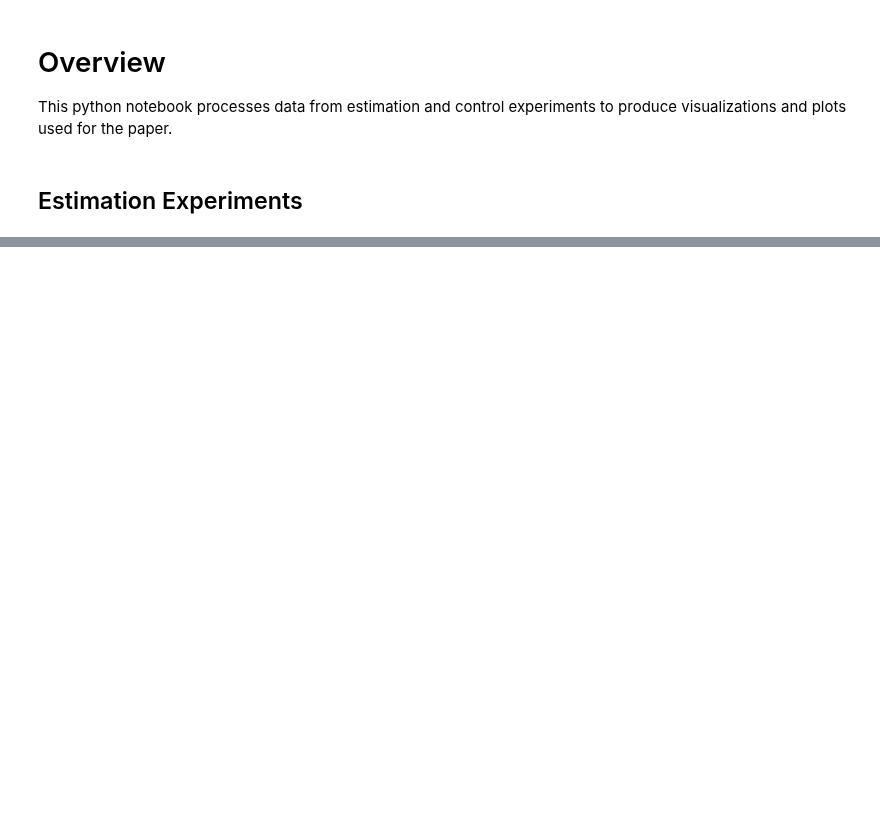
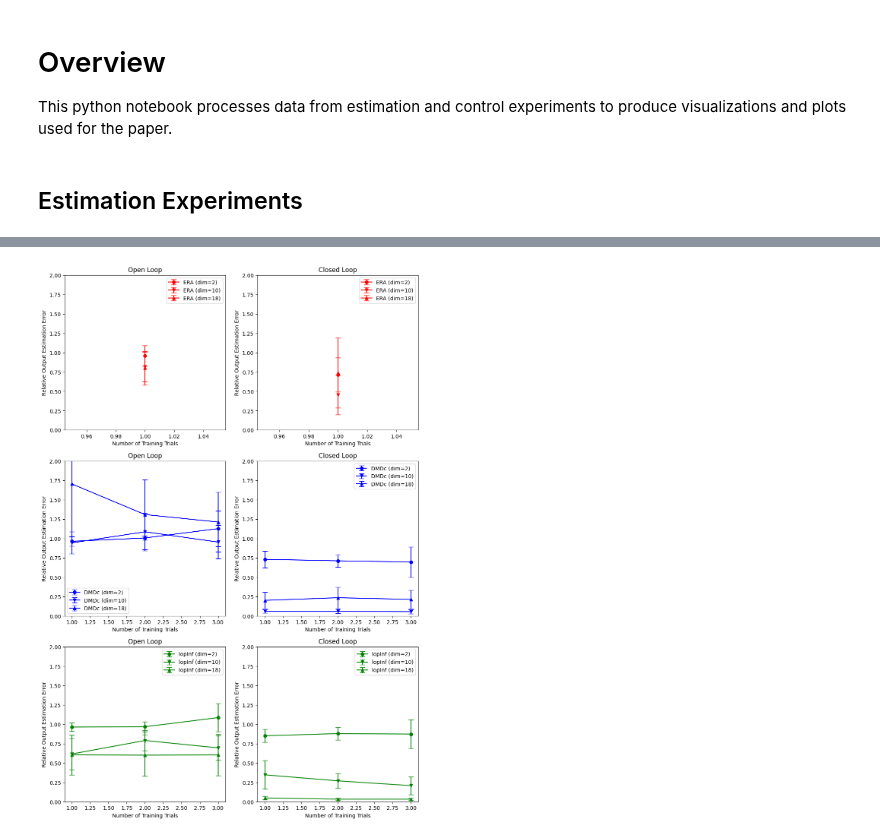
Before and after one commit to iman-adibnazari/anguilliformOptimalControl, a Jupyter notebook: src/notebooks/visualizations/generatePaperFigures.ipynb, the cells around one changed output, grey strips where cells are left out. Cells and saved outputs as stored; diff of their text form; code cells hidden in the pictures; blank space fills up the shorter version.

```diff
--- a/src/notebooks/visualizations/generatePaperFigures.ipynb
+++ b/src/notebooks/visualizations/generatePaperFigures.ipynb
@@ -44,5 +45,6 @@ client.cluster
 # Dataset variables
 TrainingDataSetFilepath = config["currentDirectory"] + "data/archivedDataSets/ContiguousAssembly/"
 romDir = config["currentDirectory"] + "data/archivedDataSets/ContiguousAssembly/ROMsWithObserverGains/"
+processedDataDir = config["currentDirectory"] + "data/processedData/"
 # %% [markdown]
 ## Estimation Experiments
@@ -48,0 +365,3 @@ romDir = config["currentDirectory"] + "data/archivedDataSets/ContiguousAssembly/
+# %%
+# Read in the errors dataframe from the csv file
+errors = pd.read_csv(processedDataDir + errors_filename)
@@ -48,0 +370,6 @@ romDir = config["currentDirectory"] + "data/archivedDataSets/ContiguousAssembly/
+# %%
+# New dataframe to hold the mean and standard deviation of the errors as a function of the number of training trials
+dataSizeErrors = errors.groupby(["romDim", "numTraining", "romType", "OL", "trainingEp"]).agg({"outputError": ["mean", "std"], "fomStateError": ["mean", "std"]}).reset_index()
+# Rename the columns
+dataSizeErrors.columns = ["romDim", "numTraining", "romType", "OL", "trainingEp", "outputError_mean", "outputError_std", "fomStateError_mean", "fomStateError_std"]
+dataSizeErrors
@@ -48,0 +390,46 @@ romDir = config["currentDirectory"] + "data/archivedDataSets/ContiguousAssembly/
+# %%
+# Grab statistics for each ROM type and number of trainings trials separating by open and closed loop
+# Open loop errors
+era_OL = dataSizeErrors[(dataSizeErrors["romType"] == "ERA") & (dataSizeErrors["OL"] == True) & (dataSizeErrors["trainingEp"] == False)]
+dmdc_OL = dataSizeErrors[(dataSizeErrors["romType"] == "DMDc") & (dataSizeErrors["OL"] == True) & (dataSizeErrors["trainingEp"] == False)]
+lopinf_OL = dataSizeErrors[(dataSizeErrors["romType"] == "lopInf") & (dataSizeErrors["OL"] == True) & (dataSizeErrors["trainingEp"] == False)]
+# Closed loop errors
+era_CL = dataSizeErrors[(dataSizeErrors["romType"] == "ERA") & (dataSizeErrors["OL"] == False) & (dataSizeErrors["trainingEp"] == False)]
+dmdc_CL = dataSizeErrors[(dataSizeErrors["romType"] == "DMDc") & (dataSizeErrors["OL"] == False) & (dataSizeErrors["trainingEp"] == False)]
+lopinf_CL = dataSizeErrors[(dataSizeErrors["romType"] == "lopInf") & (dataSizeErrors["OL"] == False) & (dataSizeErrors["trainingEp"] == False)]
+# %%
+# Plot errors of open/closed loop for models of dimension 2, 12, and 18 as lines with error bars
+fig, ax = plt.subplots(3,2, figsize=(12, 18))
+ax[0,0].errorbar(era_OL[era_OL["romDim"] == 2]["numTraining"], era_OL[era_OL["romDim"] == 2]["outputError_mean"], yerr=era_OL[era_OL["romDim"] == 2]["outputError_std"], label="ERA (dim=2)", fmt='-o', capsize=5, color='red')
+ax[0,0].errorbar(era_OL[era_OL["romDim"] == 10]["numTraining"], era_OL[era_OL["romDim"] == 10]["outputError_mean"], yerr=era_OL[era_OL["romDim"] == 10]["outputError_std"], label="ERA (dim=10)", fmt='-v', capsize=5, color='red')
+ax[0,0].errorbar(era_OL[era_OL["romDim"] == 18]["numTraining"], era_OL[era_OL["romDim"] == 18]["outputError_mean"], yerr=era_OL[era_OL["romDim"] == 18]["outputError_std"], label="ERA (dim=18)", fmt='-^', capsize=5, color='red')
+
+ax[0,1].errorbar(era_CL[era_CL["romDim"] == 2]["numTraining"], era_CL[era_CL["romDim"] == 2]["outputError_mean"], yerr=era_CL[era_CL["romDim"] == 2]["outputError_std"], label="ERA (dim=2)", fmt='-o', capsize=5, color='red')
+ax[0,1].errorbar(era_CL[era_CL["romDim"] == 10]["numTraining"], era_CL[era_CL["romDim"] == 10]["outputError_mean"], yerr=era_CL[era_CL["romDim"] == 10]["outputError_std"], label="ERA (dim=10)", fmt='-v', capsize=5, color='red')
+ax[0,1].errorbar(era_CL[era_CL["romDim"] == 18]["numTraining"], era_CL[era_CL["romDim"] == 18]["outputError_mean"], yerr=era_CL[era_CL["romDim"] == 18]["outputError_std"], label="ERA (dim=18)", fmt='-^', capsize=5, color='red')
+
+ax[1,0].errorbar(dmdc_OL[dmdc_OL["romDim"] == 2]["numTraining"], dmdc_OL[dmdc_OL["romDim"] == 2]["outputError_mean"], yerr=dmdc_OL[dmdc_OL["romDim"] == 2]["outputError_std"], label="DMDc (dim=2)", fmt='-o', capsize=5, color='blue')
+ax[1,0].errorbar(dmdc_OL[dmdc_OL["romDim"] == 10]["numTraining"], dmdc_OL[dmdc_OL["romDim"] == 10]["outputError_mean"], yerr=dmdc_OL[dmdc_OL["romDim"] == 10]["outputError_std"], label="DMDc (dim=10)", fmt='-v', capsize=5, color='blue')
+ax[1,0].errorbar(dmdc_OL[dmdc_OL["romDim"] == 18]["numTraining"], dmdc_OL[dmdc_OL["romDim"] == 18]["outputError_mean"], yerr=dmdc_OL[dmdc_OL["romDim"] == 18]["outputError_std"], label="DMDc (dim=18)", fmt='-^', capsize=5, color='blue')
+
+ax[1,1].errorbar(dmdc_CL[dmdc_CL["romDim"] == 2]["numTraining"], dmdc_CL[dmdc_CL["romDim"] == 2]["outputError_mean"], yerr=dmdc_CL[dmdc_CL["romDim"] == 2]["outputError_std"], label="DMDc (dim=2)", fmt='-o', capsize=5, color='blue')
+ax[1,1].errorbar(dmdc_CL[dmdc_CL["romDim"] == 10]["numTraining"], dmdc_CL[dmdc_CL["romDim"] == 10]["outputError_mean"], yerr=dmdc_CL[dmdc_CL["romDim"] == 10]["outputError_std"], label="DMDc (dim=10)", fmt='-v', capsize=5, color='blue')
+ax[1,1].errorbar(dmdc_CL[dmdc_CL["romDim"] == 18]["numTraining"], dmdc_CL[dmdc_CL["romDim"] == 18]["outputError_mean"], yerr=dmdc_CL[dmdc_CL["romDim"] == 18]["outputError_std"], label="DMDc (dim=18)", fmt='-^', capsize=5, color='blue')
+
+ax[2,0].errorbar(lopinf_OL[lopinf_OL["romDim"] == 2]["numTraining"], lopinf_OL[lopinf_OL["romDim"] == 2]["outputError_mean"], yerr=lopinf_OL[lopinf_OL["romDim"] == 2]["outputError_std"], label="lopInf (dim=2)", fmt='-o', capsize=5, color='green')
+ax[2,0].errorbar(lopinf_OL[lopinf_OL["romDim"] == 10]["numTraining"], lopinf_OL[lopinf_OL["romDim"] == 10]["outputError_mean"], yerr=lopinf_OL[lopinf_OL["romDim"] == 10]["outputError_std"], label="lopInf (dim=10)", fmt='-v', capsize=5, color='green')
+ax[2,0].errorbar(lopinf_OL[lopinf_OL["romDim"] == 18]["numTraining"], lopinf_OL[lopinf_OL["romDim"] == 18]["outputError_mean"], yerr=lopinf_OL[lopinf_OL["romDim"] == 18]["outputError_std"], label="lopInf (dim=18)", fmt='-^', capsize=5, color='green')
+
+ax[2,1].errorbar(lopinf_CL[lopinf_CL["romDim"] == 2]["numTraining"], lopinf_CL[lopinf_CL["romDim"] == 2]["outputError_mean"], yerr=lopinf_CL[lopinf_CL["romDim"] == 2]["outputError_std"], label="lopInf (dim=2)", fmt='-o', capsize=5, color='green')
+ax[2,1].errorbar(lopinf_CL[lopinf_CL["romDim"] == 10]["numTraining"], lopinf_CL[lopinf_CL["romDim"] == 10]["outputError_mean"], yerr=lopinf_CL[lopinf_CL["romDim"] == 10]["outputError_std"], label="lopInf (dim=10)", fmt='-v', capsize=5, color='green')
+ax[2,1].errorbar(lopinf_CL[lopinf_CL["romDim"] == 18]["numTraining"], lopinf_CL[lopinf_CL["romDim"] == 18]["outputError_mean"], yerr=lopinf_CL[lopinf_CL["romDim"] == 18]["outputError_std"], label="lopInf (dim=18)", fmt='-^', capsize=5, color='green')
+for i in range(3):
+    for j in range(2):
+        ax[i,j].set_ylim([0, 2])
+        ax[i,j].set_xlabel("Number of Training Trials")
+        ax[i,j].set_ylabel("Relative Output Estimation Error")
+        ax[i,j].legend()
+        # ax[i,j].grid()
+        ax[i,j].set_title("Open Loop" if j == 0 else "Closed Loop")
+# %% [output]
+[figure, added]
```
Also changed, not shown: parts of 19 cells of this notebook, 7 other files.
